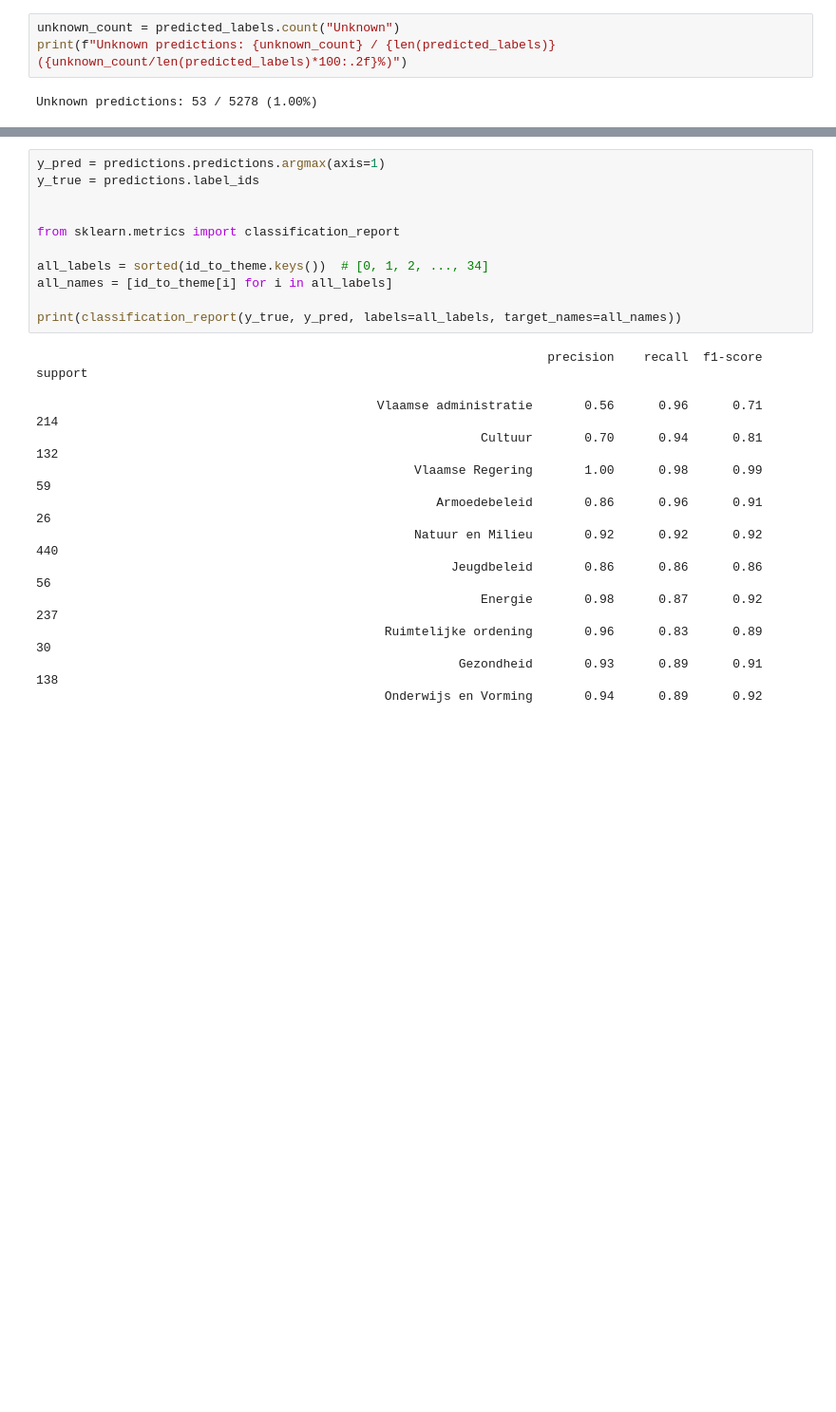
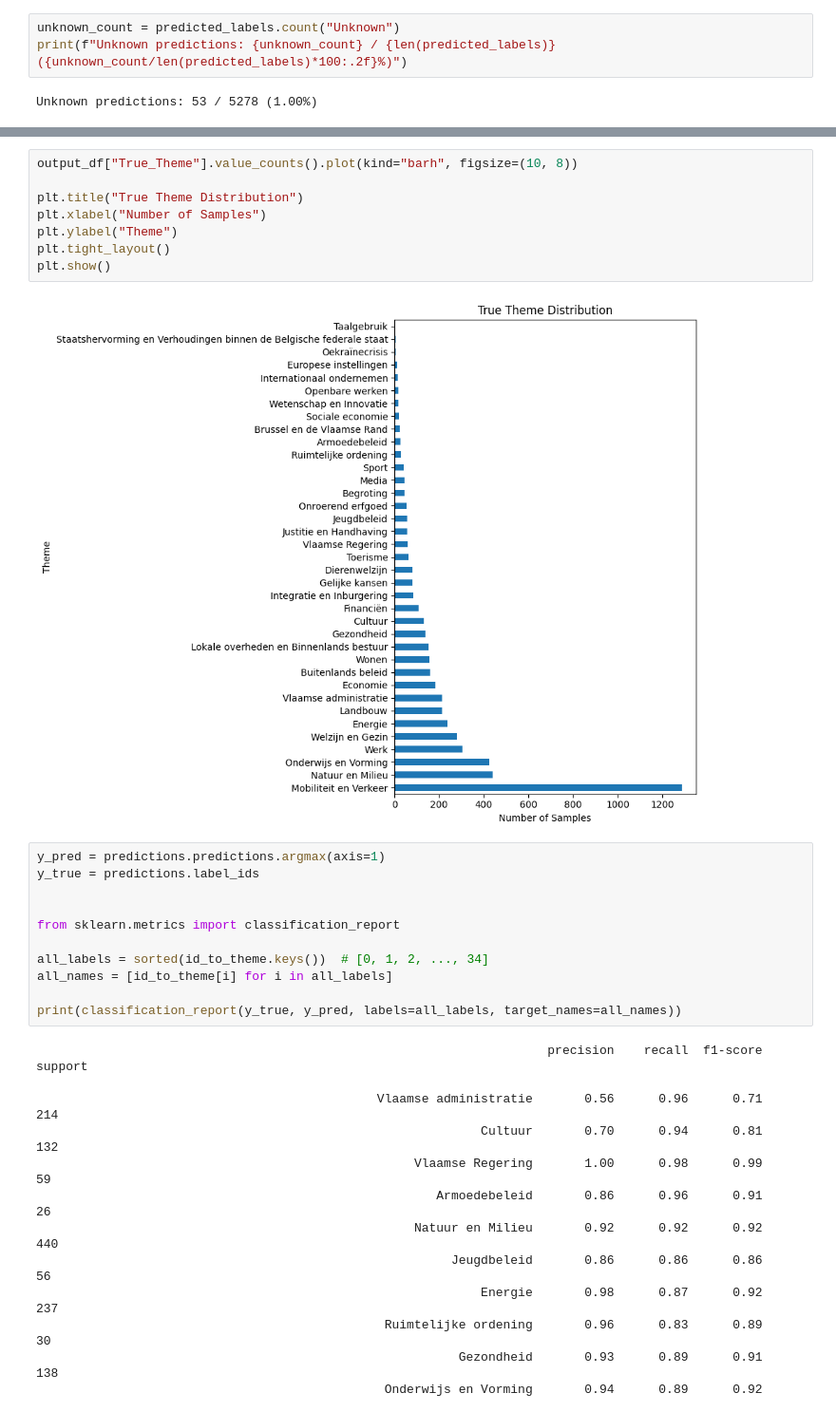
Before and after one commit to Corrie09/IdentifyingAndClassifying-Dutch-Statistical-Questions, a Jupyter notebook: EvaluateModels/BasicEvaluation.ipynb, the cells around one changed output, grey strips where cells are left out. Shown: that part at 95% size. Cells and saved outputs as stored; diff of their text form; blank space fills up the shorter version.

```diff
--- a/EvaluateModels/BasicEvaluation.ipynb
+++ b/EvaluateModels/BasicEvaluation.ipynb
@@ -193,3 +273,13 @@ Unknown predictions: 53 / 5278 (1.00%)
+# %%
+output_df["True_Theme"].value_counts().plot(kind="barh", figsize=(10, 8))
+
+plt.title("True Theme Distribution")
+plt.xlabel("Number of Samples")
+plt.ylabel("Theme")
+plt.tight_layout()
+plt.show()
+# %% [output]
+[figure, added]
 # %%
 y_pred = predictions.predictions.argmax(axis=1)
 y_true = predictions.label_ids
```
Also changed, not shown: parts of 9 cells of this notebook, 1 other file.
